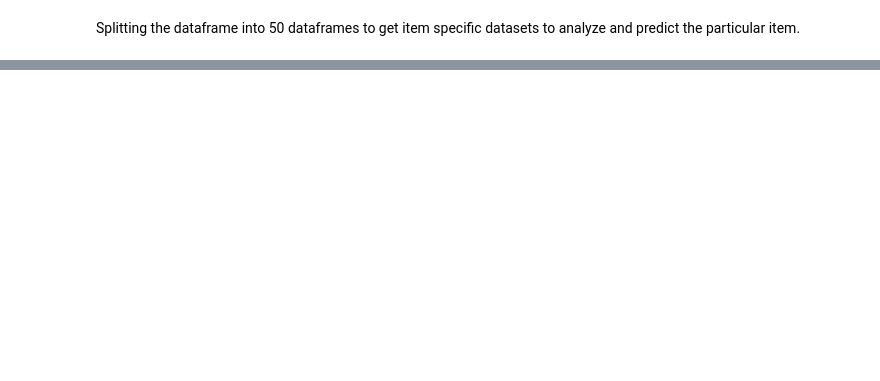
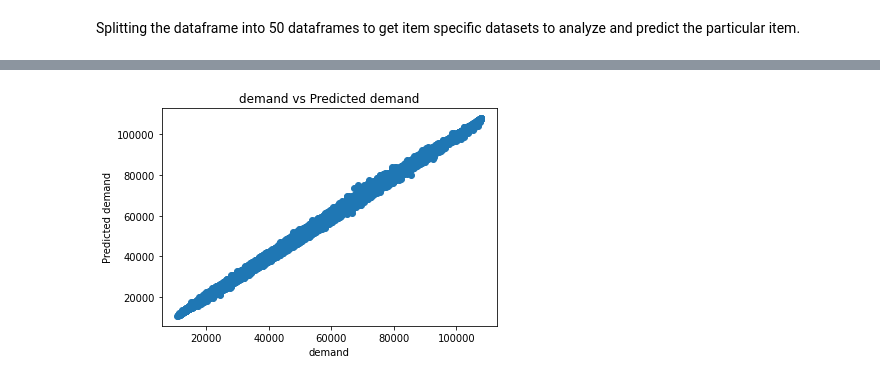
Before and after one commit to Harish-aditya/Inventory_forecasting, a Jupyter notebook: inventoryforecasting.ipynb, the cells around one changed output, grey strips where cells are left out. Cells and saved outputs as stored; diff of their text form; code cells hidden in the pictures; blank space fills up the shorter version.

```diff
--- a/inventoryforecasting.ipynb
+++ b/inventoryforecasting.ipynb
@@ -338,0 +380,8 @@ X_test
+# %%
+plt.scatter(y_train, y_pred)
+plt.xlabel("demand")
+plt.ylabel("Predicted demand")
+plt.title("demand vs Predicted demand")
+plt.show()
+# %% [output]
+[figure, added]
```
Also changed, not shown: parts of 46 cells of this notebook.
